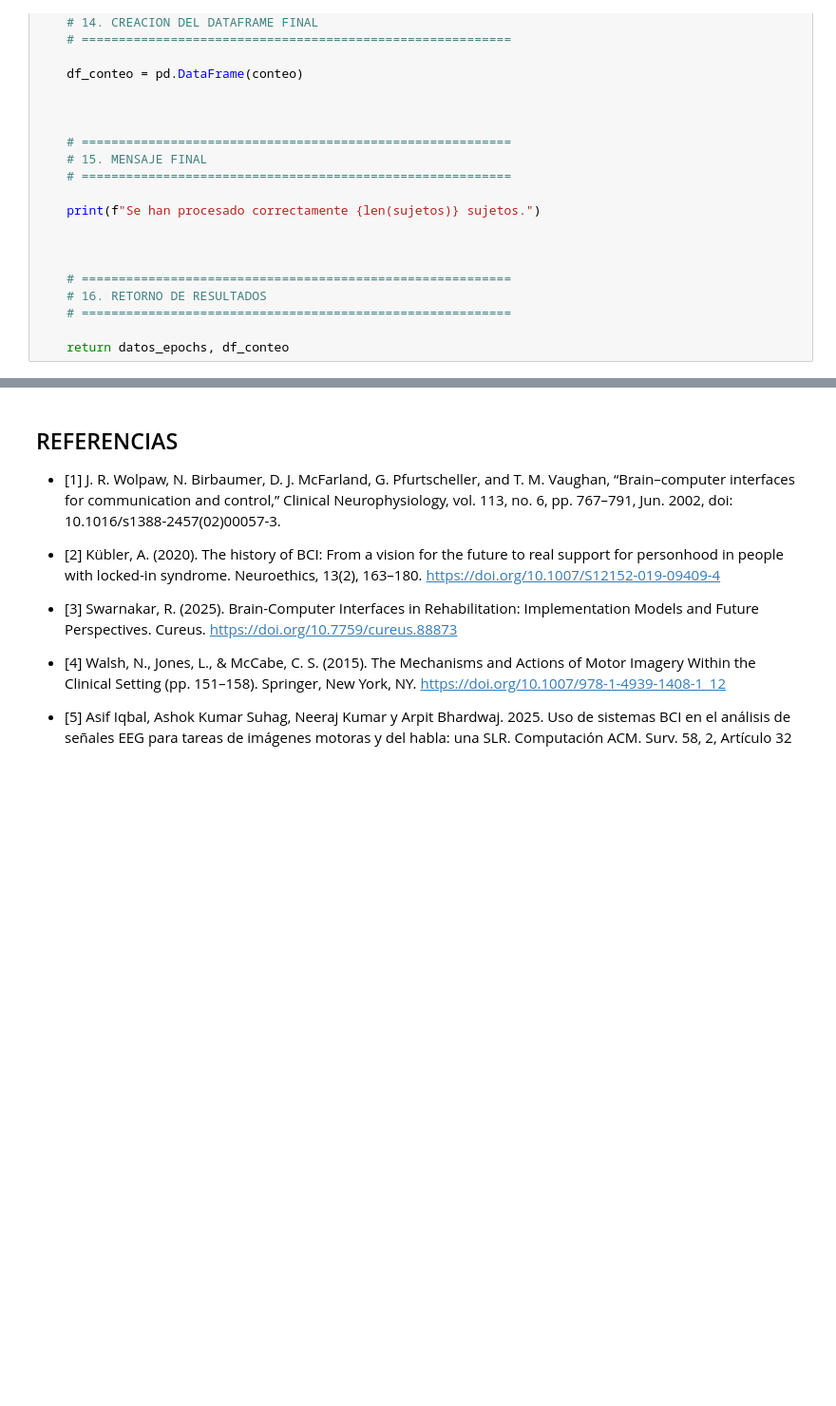
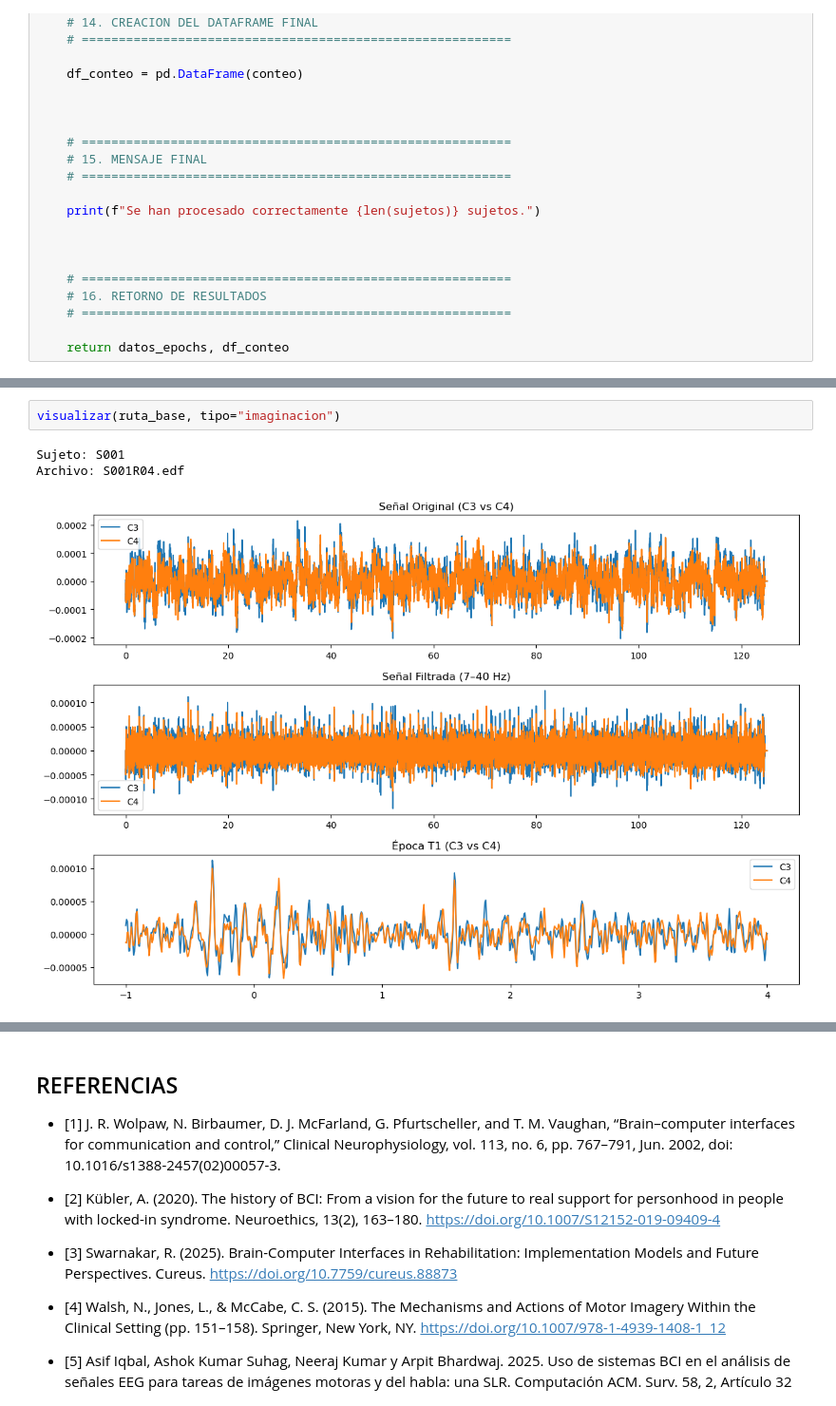
Before and after one commit to decagsito/Biosenales_20261, a Jupyter notebook: PROYECTO_1.ipynb, the cells around one changed output, grey strips where cells are left out. Shown at 95% size. Drawn from its saved outputs; the diff is of its cells as text; blank space fills up the shorter version.

```diff
--- a/PROYECTO_1.ipynb
+++ b/PROYECTO_1.ipynb
@@ -310,0 +432,6 @@ Se han procesado correctamente 109 sujetos.
+# %%
+visualizar(ruta_base, tipo="imaginacion")
+# %% [output]
+Sujeto: S001
+Archivo: S001R04.edf
+[figure, added]
```
Also changed, not shown: parts of 13 cells of this notebook.
